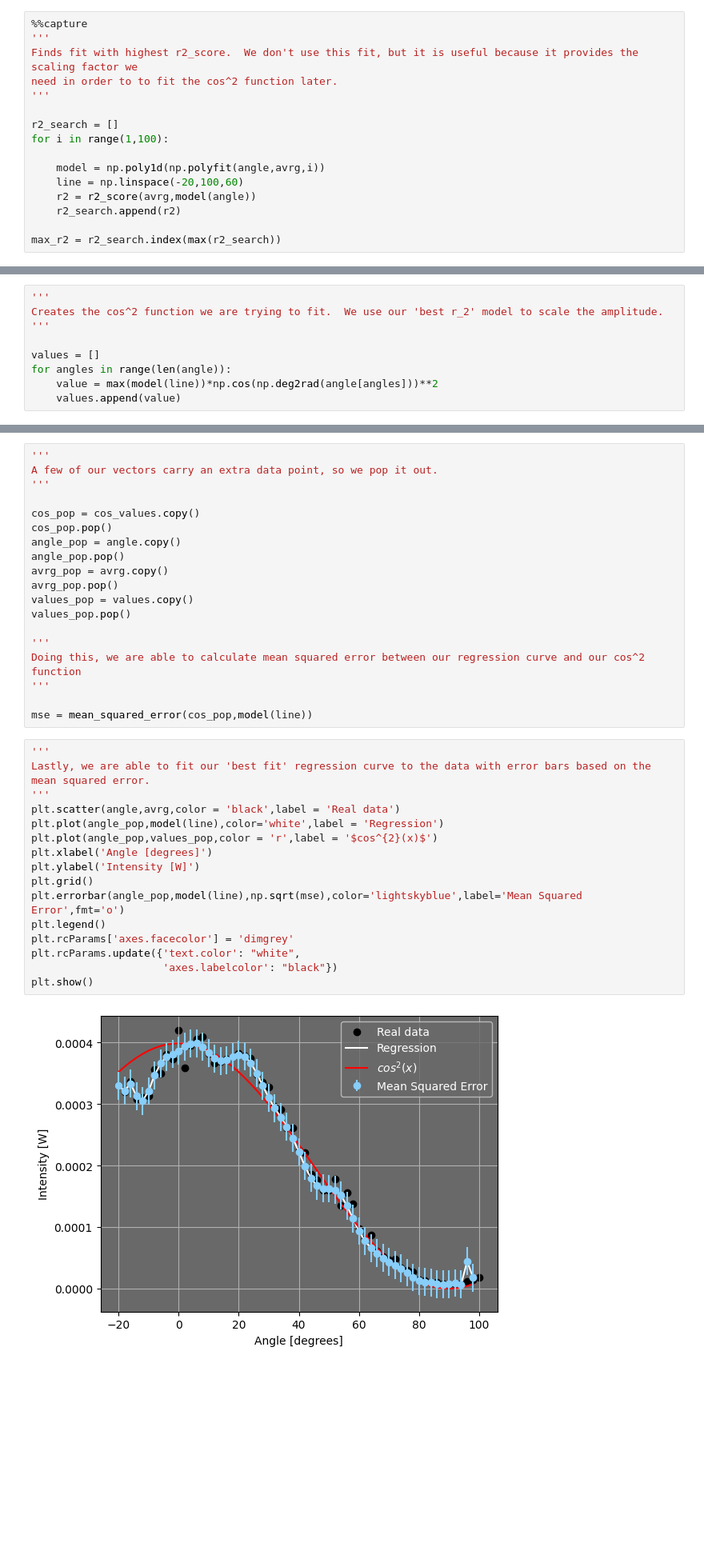
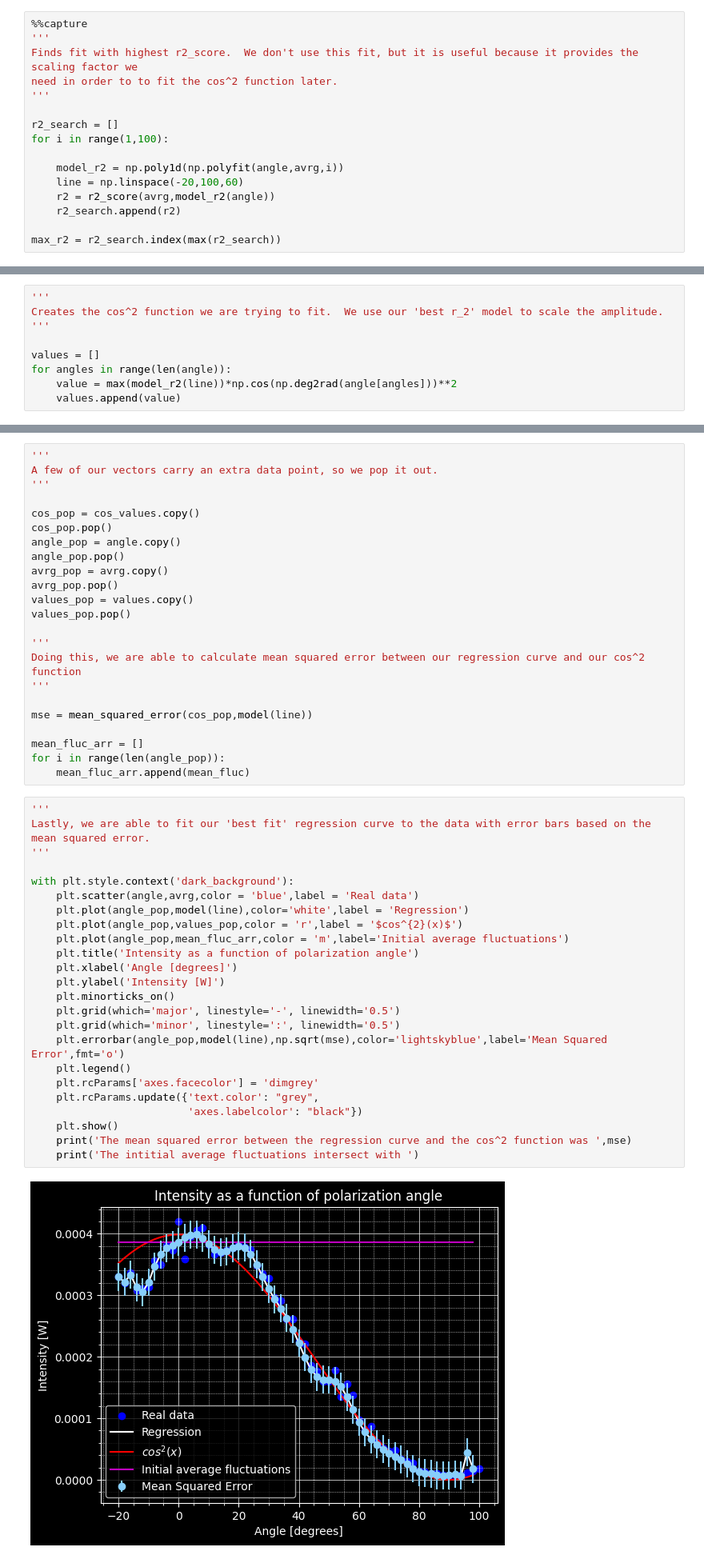
Before and after one commit to opticslabjkmspk/Optics-Lab, a Jupyter notebook: Lab 2 Report.ipynb, the cells around one changed output, grey strips where cells are left out. Shown: that part at 80% size. Cells and saved outputs as stored; diff of their text form; blank space fills up the shorter version.

```diff
--- a/Lab 2 Report.ipynb
+++ b/Lab 2 Report.ipynb
@@ -200,9 +318,9 @@ need in order to to fit the cos^2 function later.
 r2_search = []
 for i in range(1,100):
 
-    model = np.poly1d(np.polyfit(angle,avrg,i))
+    model_r2 = np.poly1d(np.polyfit(angle,avrg,i))
     line = np.linspace(-20,100,60)
-    r2 = r2_score(avrg,model(angle))
+    r2 = r2_score(avrg,model_r2(angle))
     r2_search.append(r2)
 
 max_r2 = r2_search.index(max(r2_search))
@@ -213,7 +354,7 @@ Creates the cos^2 function we are trying to fit.  We use our 'best r_2' model to
 
 values = []
 for angles in range(len(angle)):
-    value = max(model(line))*np.cos(np.deg2rad(angle[angles]))**2
+    value = max(model_r2(line))*np.cos(np.deg2rad(angle[angles]))**2
     values.append(value)
 # %%
 %%capture
@@ -265,21 +457,33 @@ Doing this, we are able to calculate mean squared error between our regression c
 '''
 
 mse = mean_squared_error(cos_pop,model(line))
+
+mean_fluc_arr = []
+for i in range(len(angle_pop)):
+    mean_fluc_arr.append(mean_fluc)
 # %%
 '''
 Lastly, we are able to fit our 'best fit' regression curve to the data with error bars based on the mean squared error.
 '''
-plt.scatter(angle,avrg,color = 'black',label = 'Real data')
-plt.plot(angle_pop,model(line),color='white',label = 'Regression')
-plt.plot(angle_pop,values_pop,color = 'r',label = '$cos^{2}(x)$')
-plt.xlabel('Angle [degrees]')
-plt.ylabel('Intensity [W]')
-plt.grid()
-plt.errorbar(angle_pop,model(line),np.sqrt(mse),color='lightskyblue',label='Mean Squared Error',fmt='o')
-plt.legend()
-plt.rcParams['axes.facecolor'] = 'dimgrey'
-plt.rcParams.update({'text.color': "white",
-                     'axes.labelcolor': "black"})
-plt.show()
+
+with plt.style.context('dark_background'):
+    plt.scatter(angle,avrg,color = 'blue',label = 'Real data')
+    plt.plot(angle_pop,model(line),color='white',label = 'Regression')
+    plt.plot(angle_pop,values_pop,color = 'r',label = '$cos^{2}(x)$')
+    plt.plot(angle_pop,mean_fluc_arr,color = 'm',label='Initial average fluctuations')
+    plt.title('Intensity as a function of polarization angle')
+    plt.xlabel('Angle [degrees]')
+    plt.ylabel('Intensity [W]')
+    plt.minorticks_on()
+    plt.grid(which='major', linestyle='-', linewidth='0.5')
+    plt.grid(which='minor', linestyle=':', linewidth='0.5')
+    plt.errorbar(angle_pop,model(line),np.sqrt(mse),color='lightskyblue',label='Mean Squared Error',fmt='o')
+    plt.legend()
+    plt.rcParams['axes.facecolor'] = 'dimgrey'
+    plt.rcParams.update({'text.color': "grey",
+                         'axes.labelcolor': "black"})
+    plt.show()
+    print('The mean squared error between the regression curve and the cos^2 function was ',mse)
+    print('The intitial average fluctuations intersect with ')
 # %% [output]
-[figure, old version]
+[figure, new version]
```
Also changed, not shown: parts of 26 cells of this notebook.
